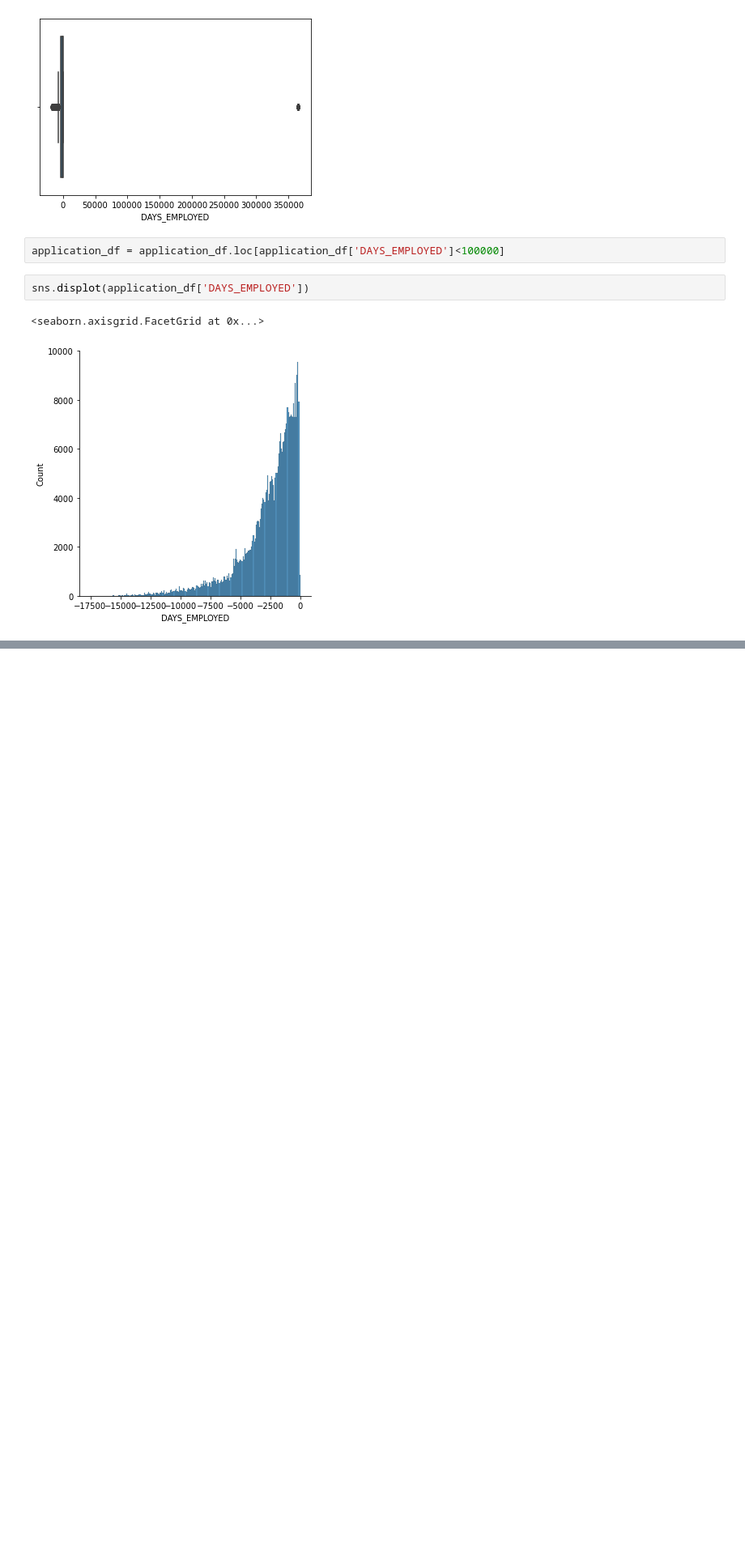
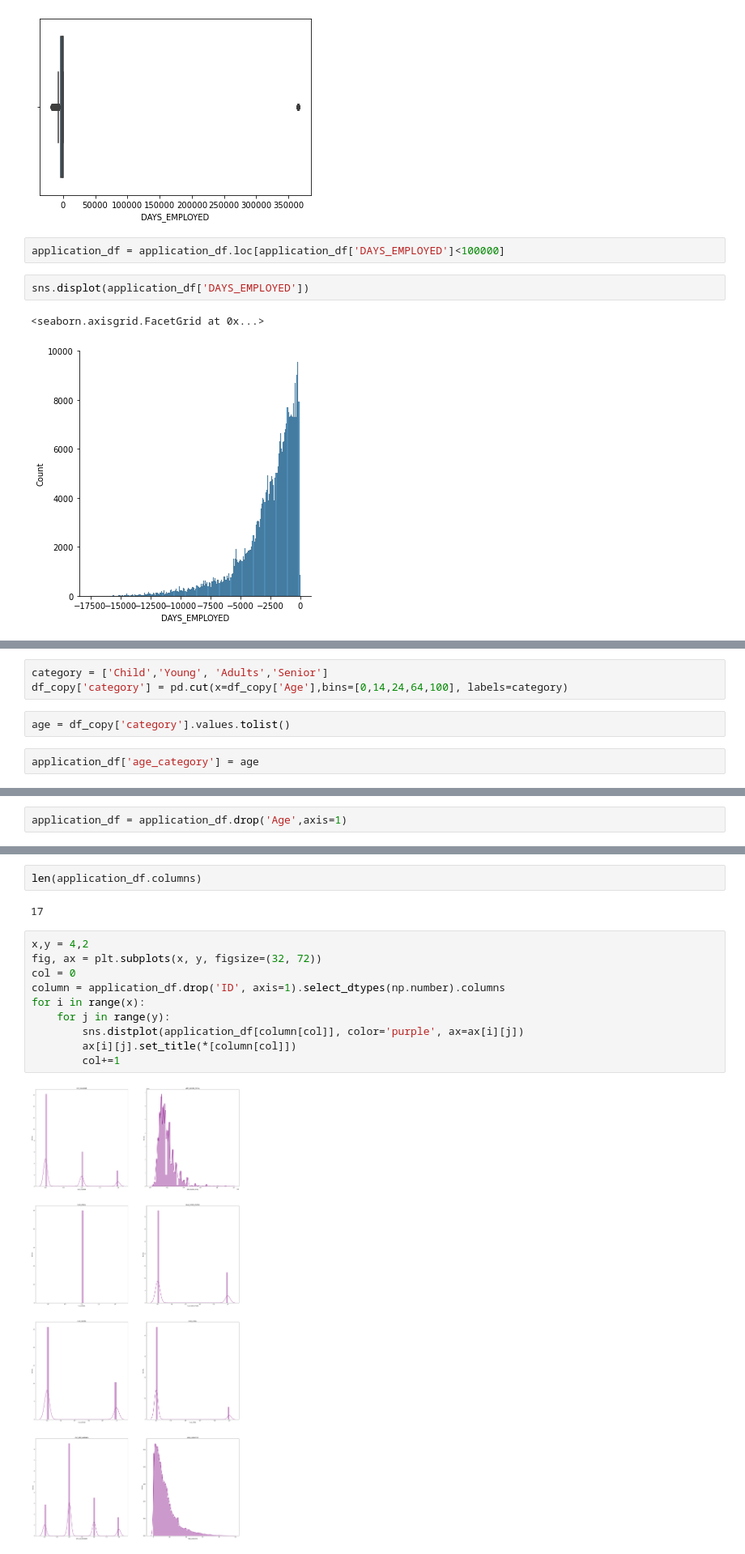
Before and after one commit to agusHendra67/CreditCard, a Jupyter notebook: coba.ipynb, the cells around one changed output, grey strips where cells are left out. Shown at 81% size. Cells and saved outputs as stored; diff of their text form; blank space fills up the shorter version.

```diff
--- a/coba.ipynb
+++ b/coba.ipynb
@@ -232,0 +306,7 @@ df_copy.loc[df_copy['YEAR_EMPLOYED']>45]
+# %%
+category = ['Child','Young', 'Adults','Senior']
+df_copy['category'] = pd.cut(x=df_copy['Age'],bins=[0,14,24,64,100], labels=category)
+# %%
+age = df_copy['category'].values.tolist()
+# %%
+application_df['age_category'] = age
@@ -232,0 +322,2 @@ df_copy.loc[df_copy['YEAR_EMPLOYED']>45]
+# %%
+application_df = application_df.drop('Age',axis=1)
@@ -232,0 +333,16 @@ df_copy.loc[df_copy['YEAR_EMPLOYED']>45]
+# %%
+len(application_df.columns)
+# %% [output]
+17
+# %%
+x,y = 4,2
+fig, ax = plt.subplots(x, y, figsize=(32, 72))
+col = 0
+column = application_df.drop('ID', axis=1).select_dtypes(np.number).columns
+for i in range(x):
+    for j in range(y):
+        sns.distplot(application_df[column[col]], color='purple', ax=ax[i][j])
+        ax[i][j].set_title(*[column[col]])
+        col+=1
+# %% [output]
+[figure, added]
```
Also changed, not shown: parts of 61 cells of this notebook.
